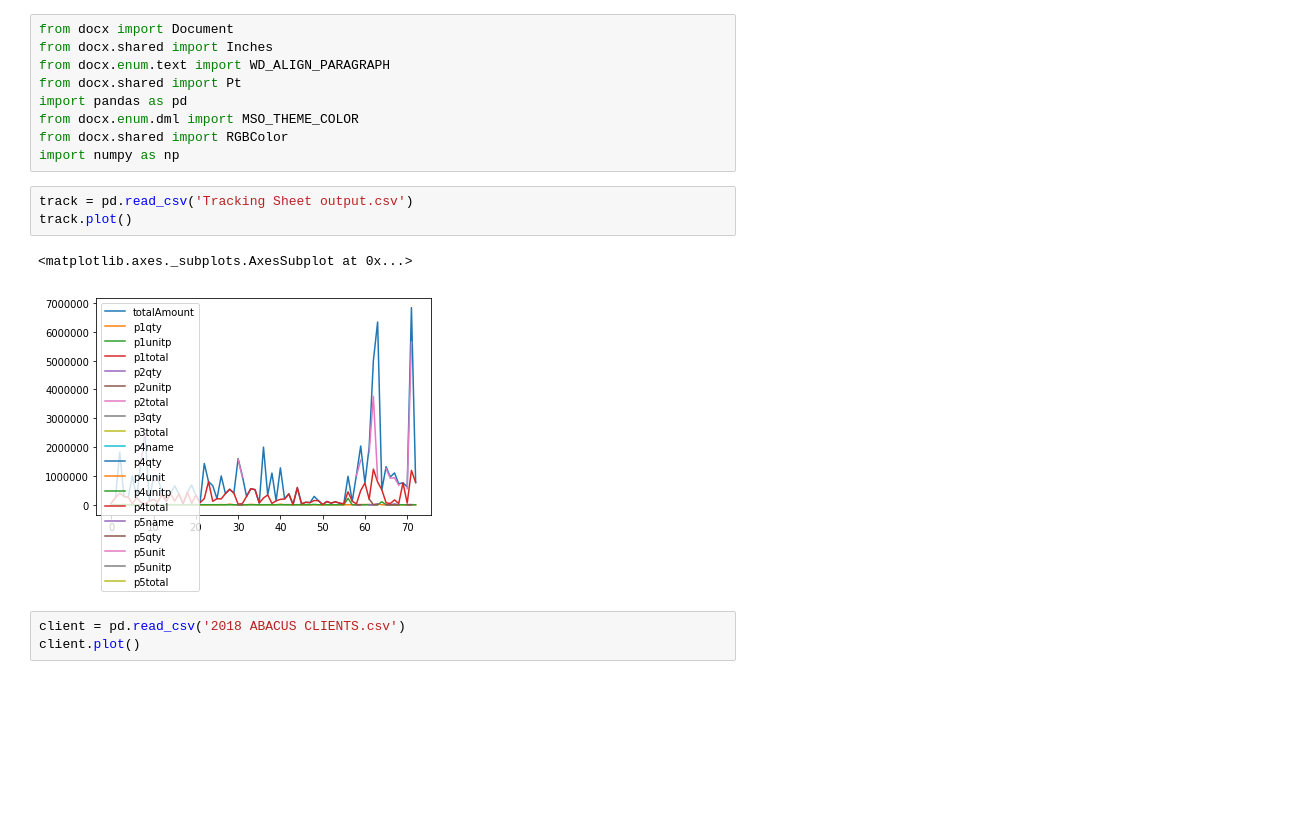
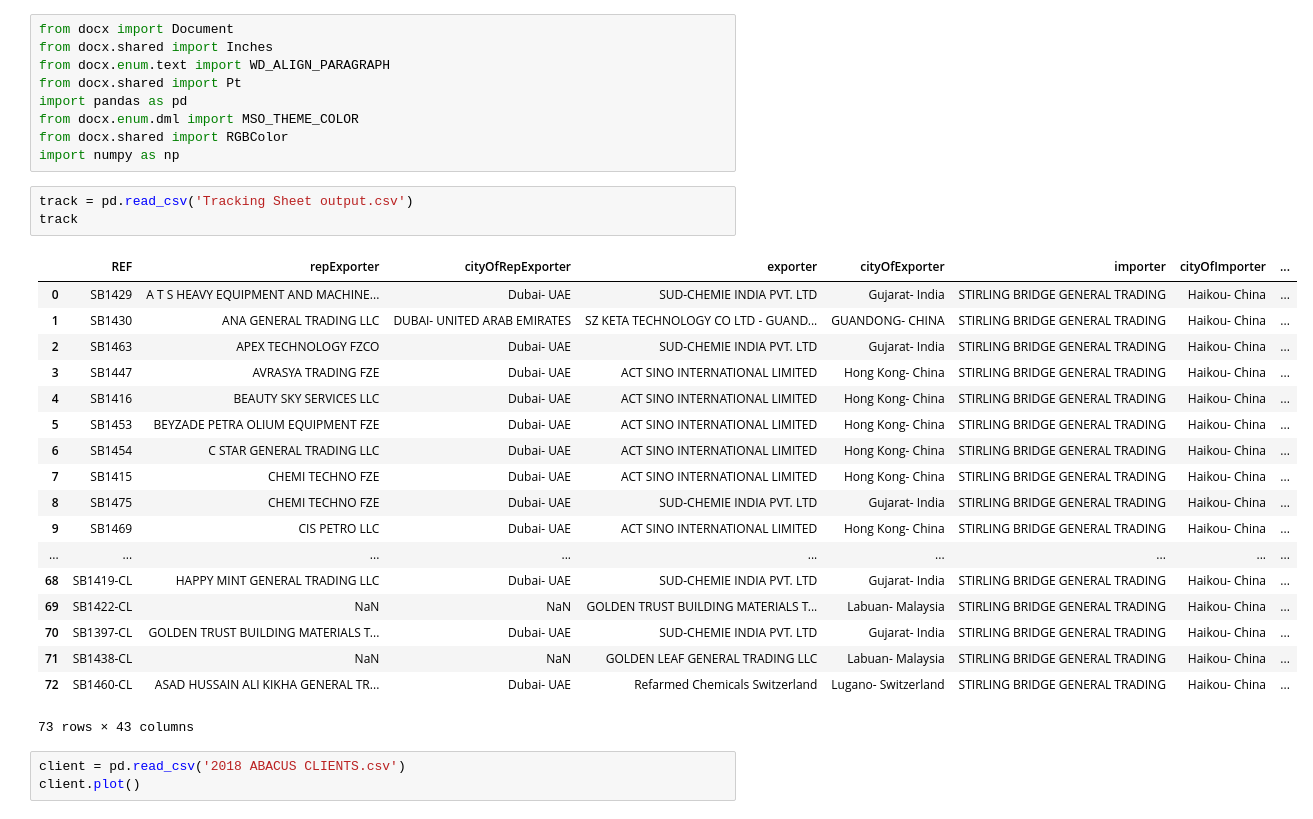
Before and after one commit to aminkhod/SPA, a Jupyter notebook: SPA.ipynb, the cells around one changed output. Drawn from its saved outputs; the diff is of its cells as text; blank space fills up the shorter version.

```diff
--- a/SPA.ipynb
+++ b/SPA.ipynb
@@ -9,10 +9,26 @@ from docx.shared import RGBColor
 import numpy as np
 # %%
 track = pd.read_csv('Tracking Sheet output.csv')
-track.plot()
+track
 # %% [output]
+|  | REF | repExporter | cityOfRepExporter | exporter | cityOfExporter | importer | cityOfImporter | ... |
+| 0 | SB1429 | A T S HEAVY EQUIPMENT AND MACHINE... | Dubai- UAE | SUD-CHEMIE INDIA PVT. LTD | Gujarat- India | STIRLING BRIDGE GENERAL TRADING | Haikou- China | ... |
+| 1 | SB1430 | ANA GENERAL TRADING LLC | DUBAI- UNITED ARAB EMIRATES | SZ KETA TECHNOLOGY CO LTD - GUAND... | GUANDONG- CHINA | STIRLING BRIDGE GENERAL TRADING | Haikou- China | ... |
+| 2 | SB1463 | APEX TECHNOLOGY FZCO | Dubai- UAE | SUD-CHEMIE INDIA PVT. LTD | Gujarat- India | STIRLING BRIDGE GENERAL TRADING | Haikou- China | ... |
+| 3 | SB1447 | AVRASYA TRADING FZE | Dubai- UAE | ACT SINO INTERNATIONAL LIMITED | Hong Kong- China | STIRLING BRIDGE GENERAL TRADING | Haikou- China | ... |
+| 4 | SB1416 | BEAUTY SKY SERVICES LLC | Dubai- UAE | ACT SINO INTERNATIONAL LIMITED | Hong Kong- China | STIRLING BRIDGE GENERAL TRADING | Haikou- China | ... |
+| 5 | SB1453 | BEYZADE PETRA OLIUM EQUIPMENT FZE | Dubai- UAE | ACT SINO INTERNATIONAL LIMITED | Hong Kong- China | STIRLING BRIDGE GENERAL TRADING | Haikou- China | ... |
+| 6 | SB1454 | C STAR GENERAL TRADING LLC | Dubai- UAE | ACT SINO INTERNATIONAL LIMITED | Hong Kong- China | STIRLING BRIDGE GENERAL TRADING | Haikou- China | ... |
+| 7 | SB1415 | CHEMI TECHNO FZE | Dubai- UAE | ACT SINO INTERNATIONAL LIMITED | Hong Kong- China | STIRLING BRIDGE GENERAL TRADING | Haikou- China | ... |
+| 8 | SB1475 | CHEMI TECHNO FZE | Dubai- UAE | SUD-CHEMIE INDIA PVT. LTD | Gujarat- India | STIRLING BRIDGE GENERAL TRADING | Haikou- China | ... |
+| 9 | SB1469 | CIS PETRO LLC | Dubai- UAE | ACT SINO INTERNATIONAL LIMITED | Hong Kong- China | STIRLING BRIDGE GENERAL TRADING | Haikou- China | ... |
+| ... | ... | ... | ... | ... | ... | ... | ... | ... |
+| 68 | SB1419-CL | HAPPY MINT GENERAL TRADING LLC | Dubai- UAE | SUD-CHEMIE INDIA PVT. LTD | Gujarat- India | STIRLING BRIDGE GENERAL TRADING | Haikou- China | ... |
+| 69 | SB1422-CL | NaN | NaN | GOLDEN TRUST BUILDING MATERIALS T... | Labuan- Malaysia | STIRLING BRIDGE GENERAL TRADING | Haikou- China | ... |
+| 70 | SB1397-CL | GOLDEN TRUST BUILDING MATERIALS T... | Dubai- UAE | SUD-CHEMIE INDIA PVT. LTD | Gujarat- India | STIRLING BRIDGE GENERAL TRADING | Haikou- China | ... |
+| 71 | SB1438-CL | NaN | NaN | GOLDEN LEAF GENERAL TRADING LLC | Labuan- Malaysia | STIRLING BRIDGE GENERAL TRADING | Haikou- China | ... |
+| 72 | SB1460-CL | ASAD HUSSAIN ALI KIKHA GENERAL TR... | Dubai- UAE | Refarmed Chemicals Switzerland | Lugano- Switzerland | STIRLING BRIDGE GENERAL TRADING | Haikou- China | ... |
-<matplotlib.axes._subplots.AxesSubplot at 0x...>
+73 rows × 43 columns
-[figure, removed]
 # %%
 client = pd.read_csv('2018 ABACUS CLIENTS.csv')
 client.plot()
```
